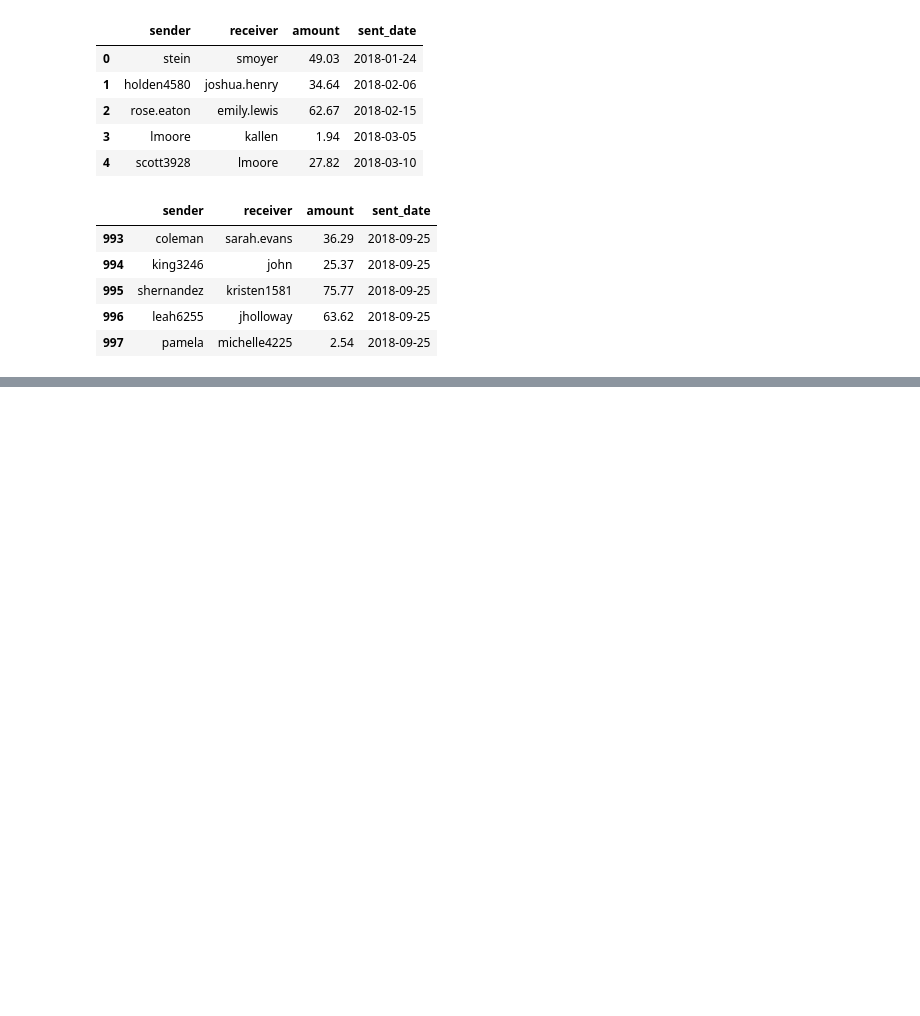
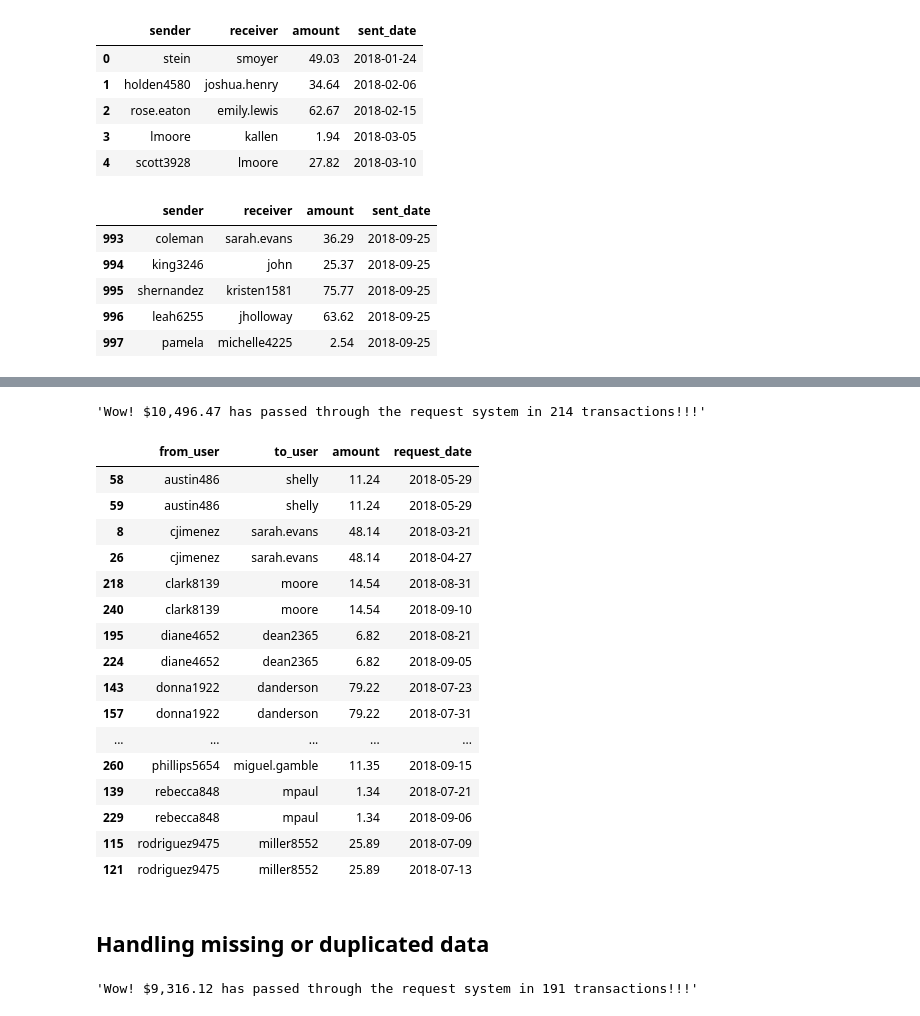
Before and after one commit to zstearman3/treehouse-pandas, a Jupyter notebook: Pandas Coding Challenge.ipynb, the cells around one changed output, grey strips where cells are left out. Drawn from its saved outputs; the diff is of its cells as text; code cells hidden in the pictures; blank space fills up the shorter version.

```diff
--- a/Pandas Coding Challenge.ipynb
+++ b/Pandas Coding Challenge.ipynb
@@ -282,0 +313,3 @@ transactions.tail()
+# %%
+requests = pd.read_csv('data\\requests.csv', index_col=0)
+(transactions.shape, requests.shape)
@@ -282,0 +384,39 @@ transactions.tail()
+# %%
+"Wow! ${:,.2f} has passed through the request system in {} transactions!!!".format(
+    successful_requests.amount.sum(),
+    len(successful_requests)
+)
+# %% [output]
+'Wow! $10,496.47 has passed through the request system in 214 transactions!!!'
+# %%
+dupes = requests[requests.duplicated(('from_user', 'to_user', 'amount'), keep=False)]
+dupes.sort_values(['from_user', 'request_date'])
+# %% [output]
+|  | from_user | to_user | amount | request_date |
+| 58 | austin486 | shelly | 11.24 | 2018-05-29 |
+| 59 | austin486 | shelly | 11.24 | 2018-05-29 |
+| 8 | cjimenez | sarah.evans | 48.14 | 2018-03-21 |
+| 26 | cjimenez | sarah.evans | 48.14 | 2018-04-27 |
+| 218 | clark8139 | moore | 14.54 | 2018-08-31 |
+| 240 | clark8139 | moore | 14.54 | 2018-09-10 |
+| 195 | diane4652 | dean2365 | 6.82 | 2018-08-21 |
+| 224 | diane4652 | dean2365 | 6.82 | 2018-09-05 |
+| 143 | donna1922 | danderson | 79.22 | 2018-07-23 |
+| 157 | donna1922 | danderson | 79.22 | 2018-07-31 |
+| ... | ... | ... | ... | ... |
+| 260 | phillips5654 | miguel.gamble | 11.35 | 2018-09-15 |
+| 139 | rebecca848 | mpaul | 1.34 | 2018-07-21 |
+| 229 | rebecca848 | mpaul | 1.34 | 2018-09-06 |
+| 115 | rodriguez9475 | miller8552 | 25.89 | 2018-07-09 |
+| 121 | rodriguez9475 | miller8552 | 25.89 | 2018-07-13 |
+# %% [markdown]
+## Handling missing or duplicated data
+# %%
+successful_requests.sort_values('request_date', inplace=True)
+successful_requests.drop_duplicates(('from_user', 'to_user', 'amount'), keep='last', inplace=True)
+"Wow! ${:,.2f} has passed through the request system in {} transactions!!!".format(
+    successful_requests.amount.sum(),
+    len(successful_requests)
+)
+# %% [output]
+'Wow! $9,316.12 has passed through the request system in 191 transactions!!!'
```
Also changed, not shown: parts of 36 cells of this notebook.
